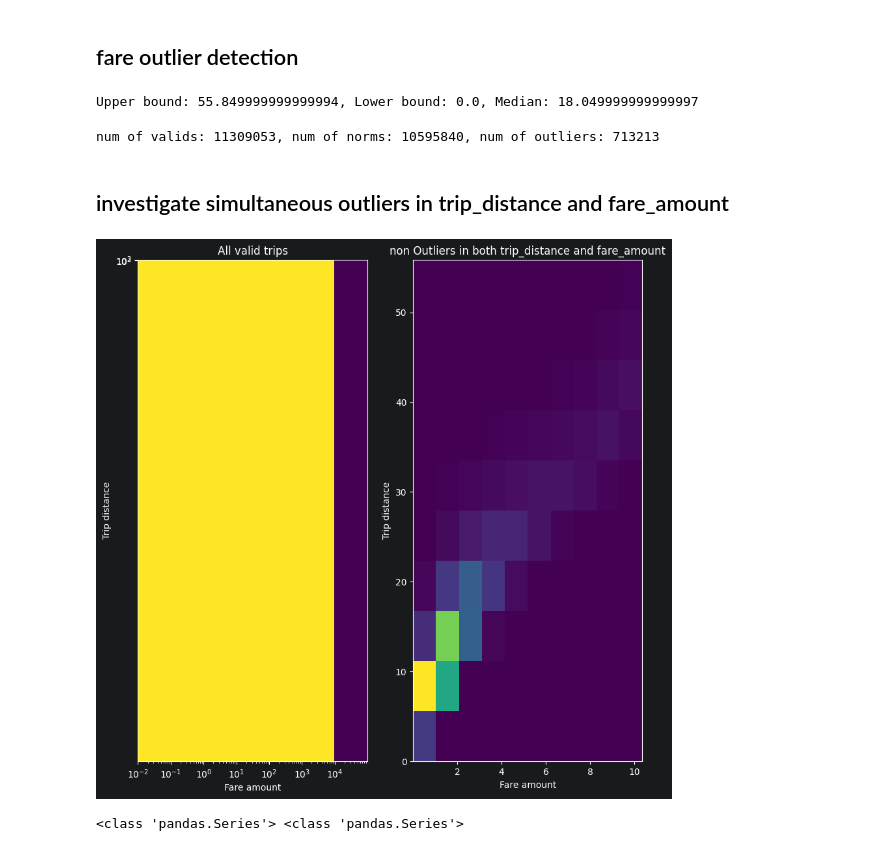
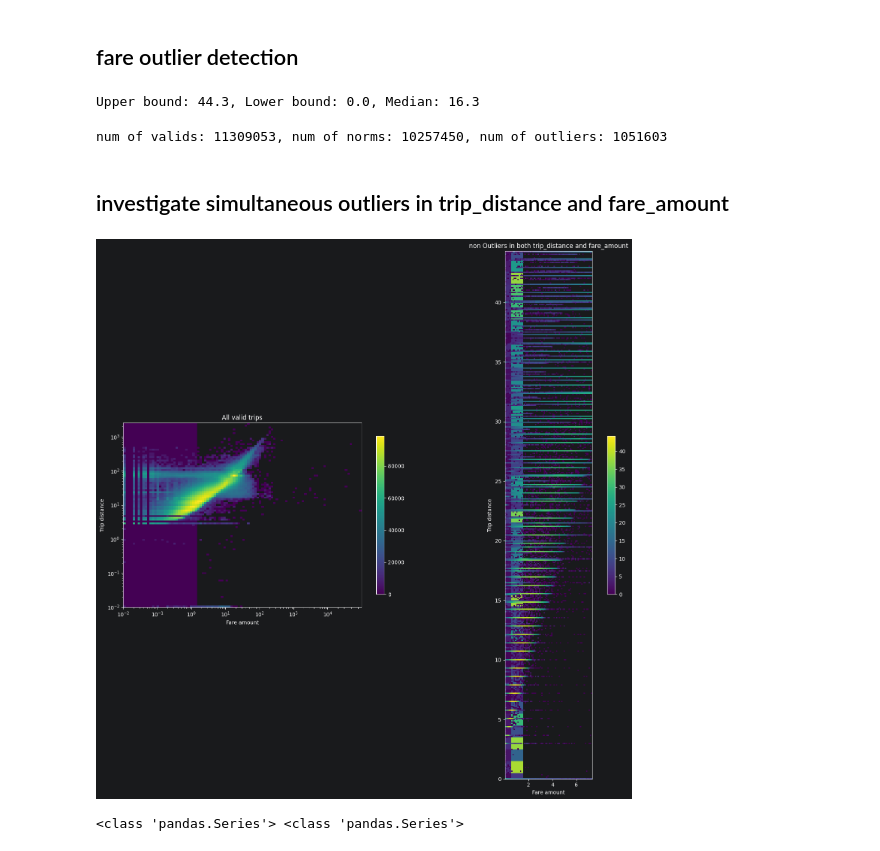
Before and after one commit to lazarosmpistas/ny-taxi-predictor, a Jupyter notebook: src/data_management/data_exploration.ipynb, the cells around one changed output. Saved outputs shown, nothing was run; the diff lists cells and outputs as text; code cells hidden in the pictures.

Commit message:
still fighting with the hist2d diagrams, they are ugly but can be somewhat interpreted now

```diff
--- a/src/data_management/data_exploration.ipynb
+++ b/src/data_management/data_exploration.ipynb
@@ -244,8 +242,8 @@ plt.show()
 # %% [markdown]
 ## trip_distance outlier detection
 # %%
-q1 = np.quantile(df_valid["trip_distance"], 0.2)
-q3 = np.quantile(df_valid["trip_distance"], 0.8)
+q1 = np.quantile(df_valid["trip_distance"], 0.25)
+q3 = np.quantile(df_valid["trip_distance"], 0.75)
 
 iqr = q3-q1
 
@@ -266,8 +264,8 @@ num of valids: 11309053, num of norms: 10310804, num of outliers: 998249
 # %% [markdown]
 ## fare outlier detection
 # %%
-q1 = np.quantile(df_valid["fare_amount"], 0.2)
-q3 = np.quantile(df_valid["fare_amount"], 0.8)
+q1 = np.quantile(df_valid["fare_amount"], 0.25)
+q3 = np.quantile(df_valid["fare_amount"], 0.75)
 
 iqr = q3-q1
 
@@ -278,37 +276,52 @@ median = q1+0.5*iqr
 
 print(f"Upper bound: {upper_bound}, Lower bound: {lower_bound}, Median: {median}")
 # %% [output]
-Upper bound: 55.849999999999994, Lower bound: 0.0, Median: 18.049999999999997
+Upper bound: 44.3, Lower bound: 0.0, Median: 16.3
 # %%
 outlier_condition_fare = (df_valid["fare_amount"] > upper_bound) | (df_valid["fare_amount"] < lower_bound)
 
 print(f"num of valids: {len(df_valid)}, num of norms: {len(df_valid) - len(df_valid[outlier_condition_fare])}, num of outliers: {len(df_valid[outlier_condition_fare])}")
 # %% [output]
-num of valids: 11309053, num of norms: 10595840, num of outliers: 713213
+num of valids: 11309053, num of norms: 10257450, num of outliers: 1051603
 # %% [markdown]
 ## investigate simultaneous outliers in trip_distance and fare_amount
 # %%
 # for matplotlib imshow, we need to convert the data to float
 df = df_valid.astype({"fare_amount": float, "trip_distance": float})[["fare_amount", "trip_distance"]]
+df_pruned = df.loc[~outlier_condition_distance & ~outlier_condition_fare]
 # %%
-fig, ax = plt.subplots(1, 2, figsize=(10, 10))
+from matplotlib.pyplot import imshow
+from matplotlib.colors import LogNorm
 
-ax[0].hist2d(x=df["trip_distance"], y=df["fare_amount"])
+fig, ax = plt.subplots(1, 2, figsize=(15, 15))
+
+all_hist2d = ax[0].hist2d(x=df["trip_distance"], y=df["fare_amount"],
+             bins=[np.geomspace(df[df["trip_distance"]>0]["trip_distance"].min(), df["trip_distance"].max(), 101),
+                   np.geomspace(df[df["fare_amount"]>0]["fare_amount"].min(), df["fare_amount"].max(), 101)],
+             norm=LogNorm(),
+             cmin=1)
 ax[0].set_title("All valid trips")
 ax[0].set_xlabel("Fare amount")
 ax[0].set_ylabel("Trip distance")
 ax[0].set_xscale("log")
 ax[0].set_yscale("log")
+plt.colorbar(ax[0].imshow(df[["trip_distance", "fare_amount"]]), shrink=0.3)
 
-ax[1].hist2d(x=df[~outlier_condition_distance & ~outlier_condition_fare]["trip_distance"],
-             y=df[~outlier_condition_distance & ~outlier_condition_fare]["fare_amount"])
+pruned_hist2d = ax[1].hist2d(x=df_pruned["trip_distance"],
+             y=df_pruned["fare_amount"],
+             bins=[10*int(df_pruned["trip_distance"].max()), 10*int(df_pruned["fare_amount"].max())],
+             norm=LogNorm(),
+             cmin=1)
 ax[1].set_title("non Outliers in both trip_distance and fare_amount")
 ax[1].set_xlabel("Fare amount")
 ax[1].set_ylabel("Trip distance")
+plt.colorbar(ax[1].imshow(df[~outlier_condition_distance & ~outlier_condition_fare][["trip_distance", "fare_amount"]]), shrink=0.3)
+
+fig.tight_layout()
 
 plt.show()
 # %% [output]
-[figure, old version]
+[figure, new version]
 # %%
 print(type(df[~outlier_condition_distance & ~outlier_condition_fare]["trip_distance"]), type(df["trip_distance"]))
 # %% [output]
```
Also changed, not shown: parts of 5 cells of this notebook.
